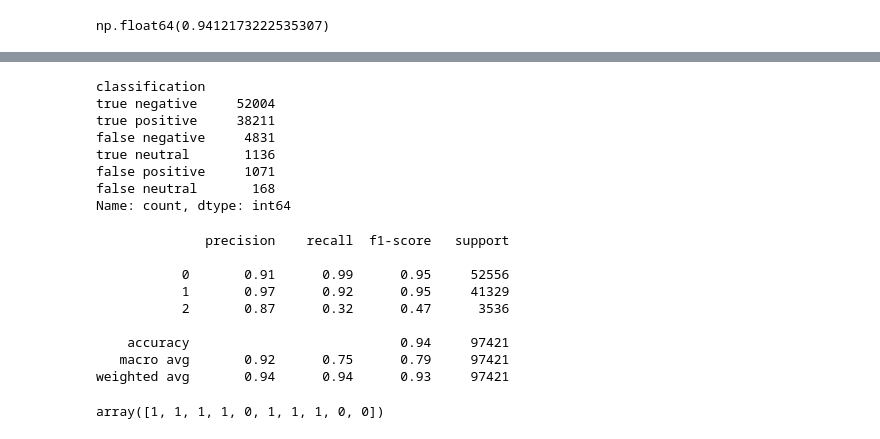
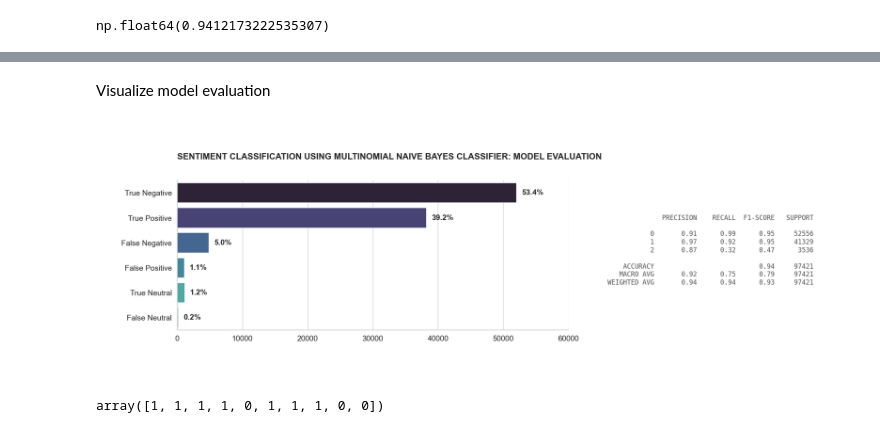
Before and after one commit to hyoaru/anonalyze-process, a Jupyter notebook: models/sentiment-emotion-classification/model-training-process.ipynb, the cells around one changed output, grey strips where cells are left out. Cells and saved outputs as stored; diff of their text form; code cells hidden in the pictures.

```diff
--- a/models/sentiment-emotion-classification/model-training-process.ipynb
+++ b/models/sentiment-emotion-classification/model-training-process.ipynb
@@ -488,26 +658,17 @@ df_sentiment_results.head()
-# %%
-df_sentiment_results['classification'].value_counts()
-# %% [output]
-classification
-true negative     52004
-true positive     38211
-false negative     4831
-true neutral       1136
-false positive     1071
-false neutral       168
-Name: count, dtype: int64
-# %%
-print(classification_report(df_sentiment_results['actual_value'], df_sentiment_results['predicted_value']))
-# %% [output]
-              precision    recall  f1-score   support
-
-           0       0.91      0.99      0.95     52556
-           1       0.97      0.92      0.95     41329
-           2       0.87      0.32      0.47      3536
-
-    accuracy                           0.94     97421
-   macro avg       0.92      0.75      0.79     97421
-weighted avg       0.94      0.94      0.93     97421
+# %% [markdown]
+Visualize model evaluation
+# %%
+classification_report_model_sentiment = classification_report(
+  df_sentiment_results['actual_value'],
+  df_sentiment_results['predicted_value'], )
+
+visualize_model_evaluation(
+  data=df_sentiment_results, y='classification',
+  title='Sentiment classification using multinomial naive bayes classifier: model evaluation',
+  height=5, palette=palette_a1,
+  classification_report=classification_report_model_sentiment, );
+# %% [output]
+[figure, added]
 # %%
 response_list = [
   "I believe online anonymity encourages more honest and open communication, allowing users to express their true opinions",
```
Also changed, not shown: parts of 13 cells of this notebook.
